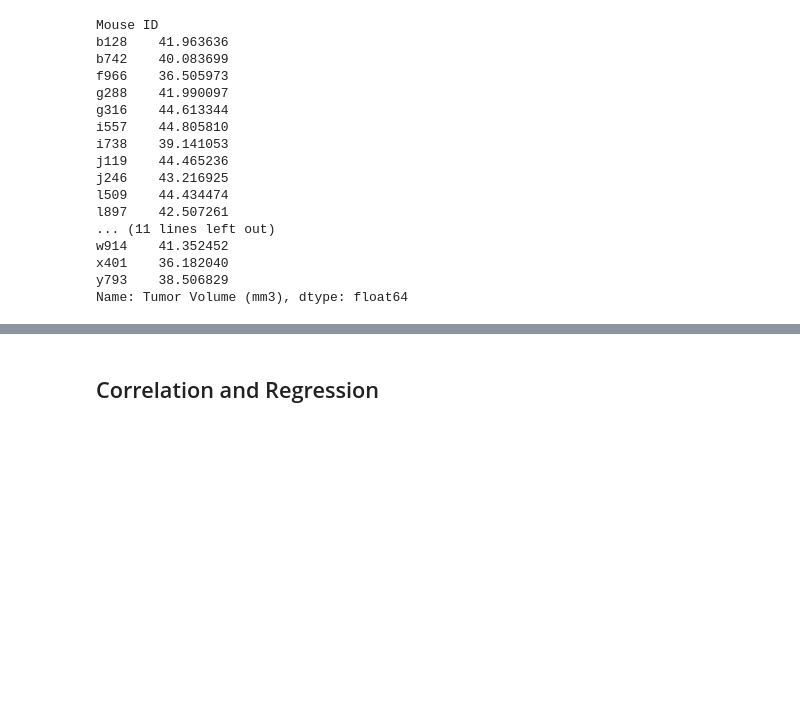
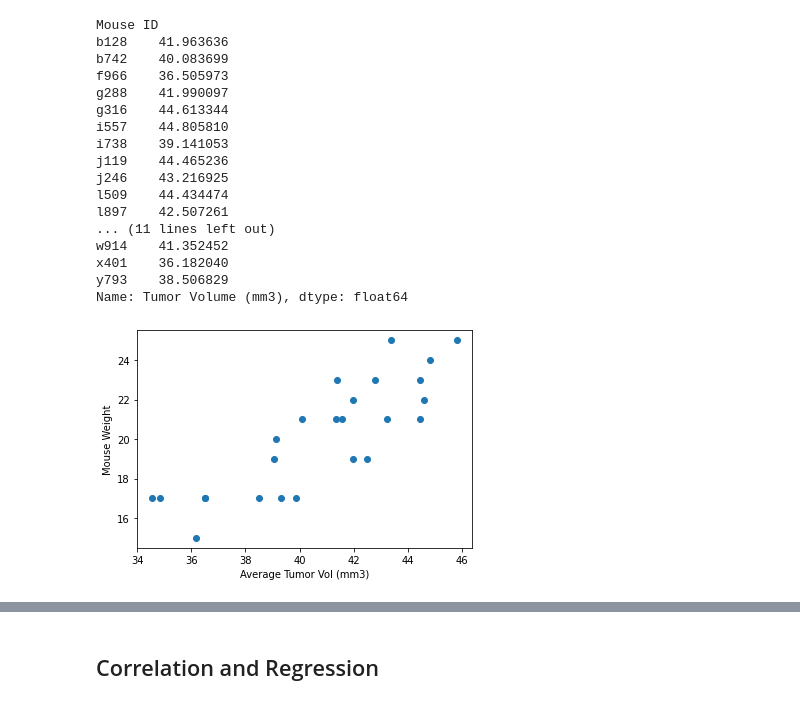
Before and after one commit to jgoody07/matplotlib-challenge, a Jupyter notebook: pymaceuticals_starter.ipynb, the cells around one changed output, grey strips where cells are left out. Cells and saved outputs as stored; diff of their text form; code cells hidden in the pictures; blank space fills up the shorter version.

```diff
--- a/pymaceuticals_starter.ipynb
+++ b/pymaceuticals_starter.ipynb
@@ -445,6 +446,15 @@ w914    41.352452
 x401    36.182040
 y793    38.506829
 Name: Tumor Volume (mm3), dtype: float64
+# %%
+x_values = avg_tumor_vol
+y_values = mouse_weight
+plt.scatter(x_values,y_values)
+plt.xlabel('Average Tumor Vol (mm3)')
+plt.ylabel('Mouse Weight')
+plt.show()
+# %% [output]
+[figure, added]
 # %%
 plt.scatter(avg_tumor_vol, mouse_weight, marker="o", facecolors="blue", edgecolors="green", alpha=0.65)
 plt.title('Tumor Volume to Mouse Weight')
```
Also changed, not shown: parts of 7 cells of this notebook.
